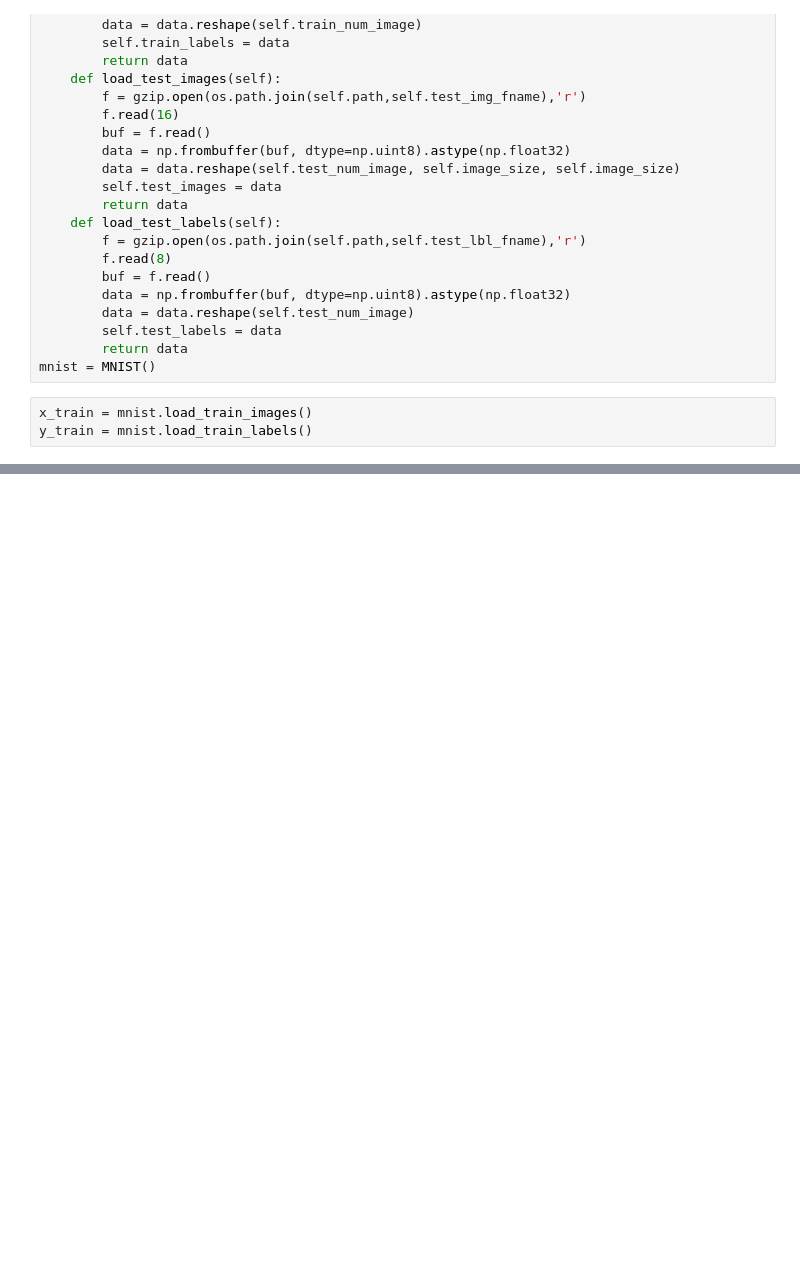
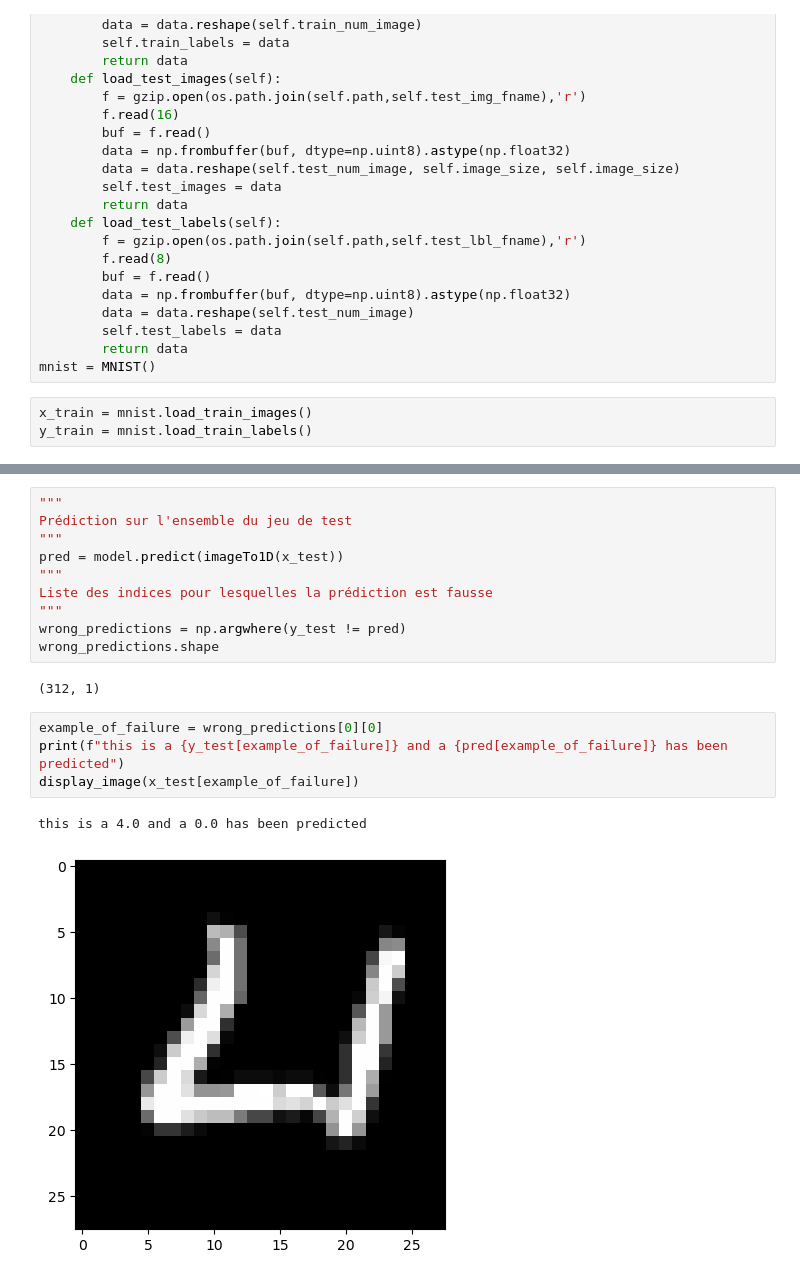
Before and after one commit to noancloarec/bootstrap_base, a Jupyter notebook: bootstrap.ipynb, the cells around one changed output, grey strips where cells are left out. Cells and saved outputs as stored; diff of their text form; blank space fills up the shorter version.

```diff
--- a/bootstrap.ipynb
+++ b/bootstrap.ipynb
@@ -63,0 +119,19 @@ this is a  5.0
+# %%
+"""
+Prédiction sur l'ensemble du jeu de test
+"""
+pred = model.predict(imageTo1D(x_test))
+"""
+Liste des indices pour lesquelles la prédiction est fausse
+"""
+wrong_predictions = np.argwhere(y_test != pred)
+wrong_predictions.shape
+# %% [output]
+(312, 1)
+# %%
+example_of_failure = wrong_predictions[0][0]
+print(f"this is a {y_test[example_of_failure]} and a {pred[example_of_failure]} has been predicted")
+display_image(x_test[example_of_failure])
+# %% [output]
+this is a 4.0 and a 0.0 has been predicted
+[figure, added]
```
Also changed, not shown: parts of 8 cells of this notebook.
